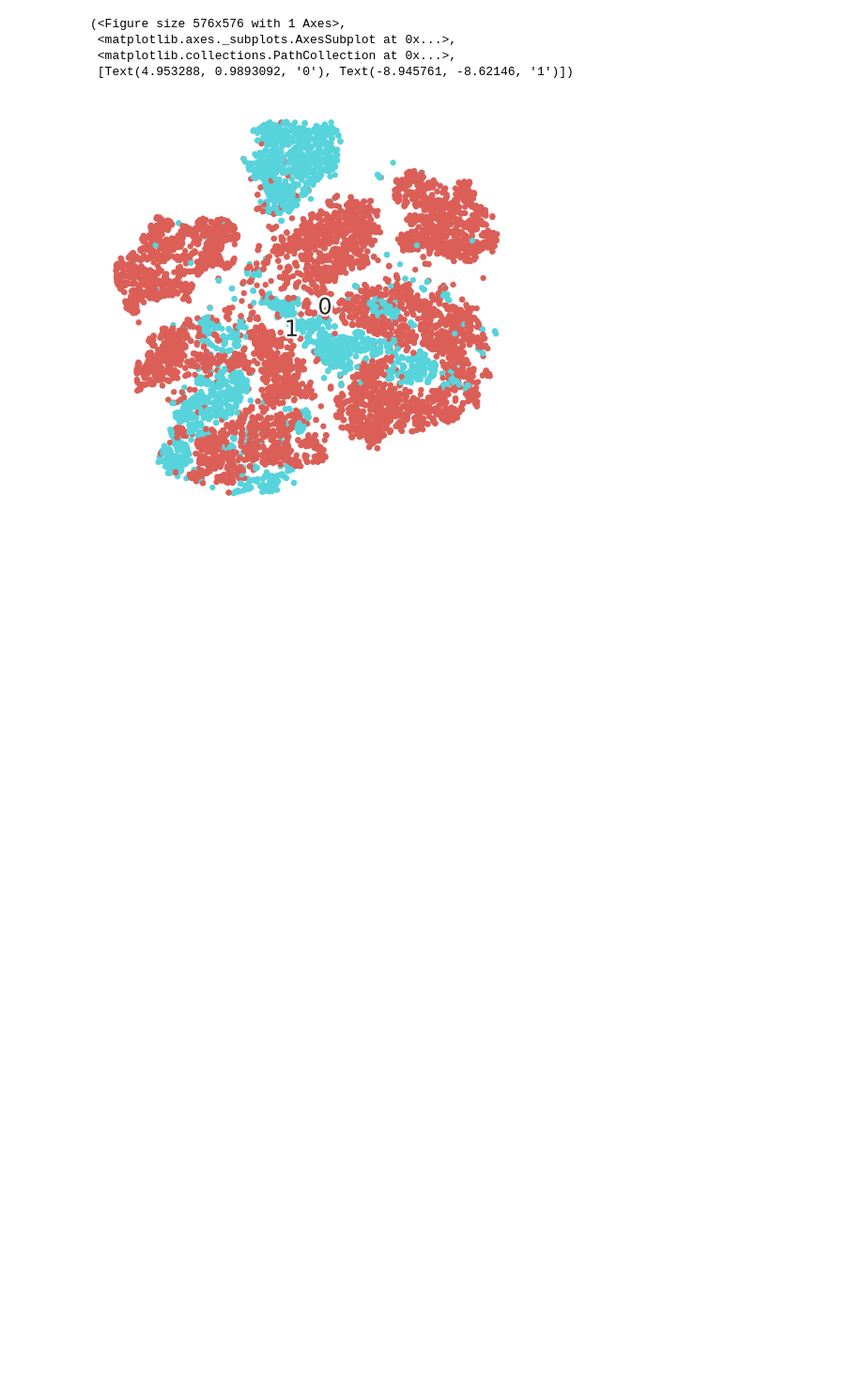
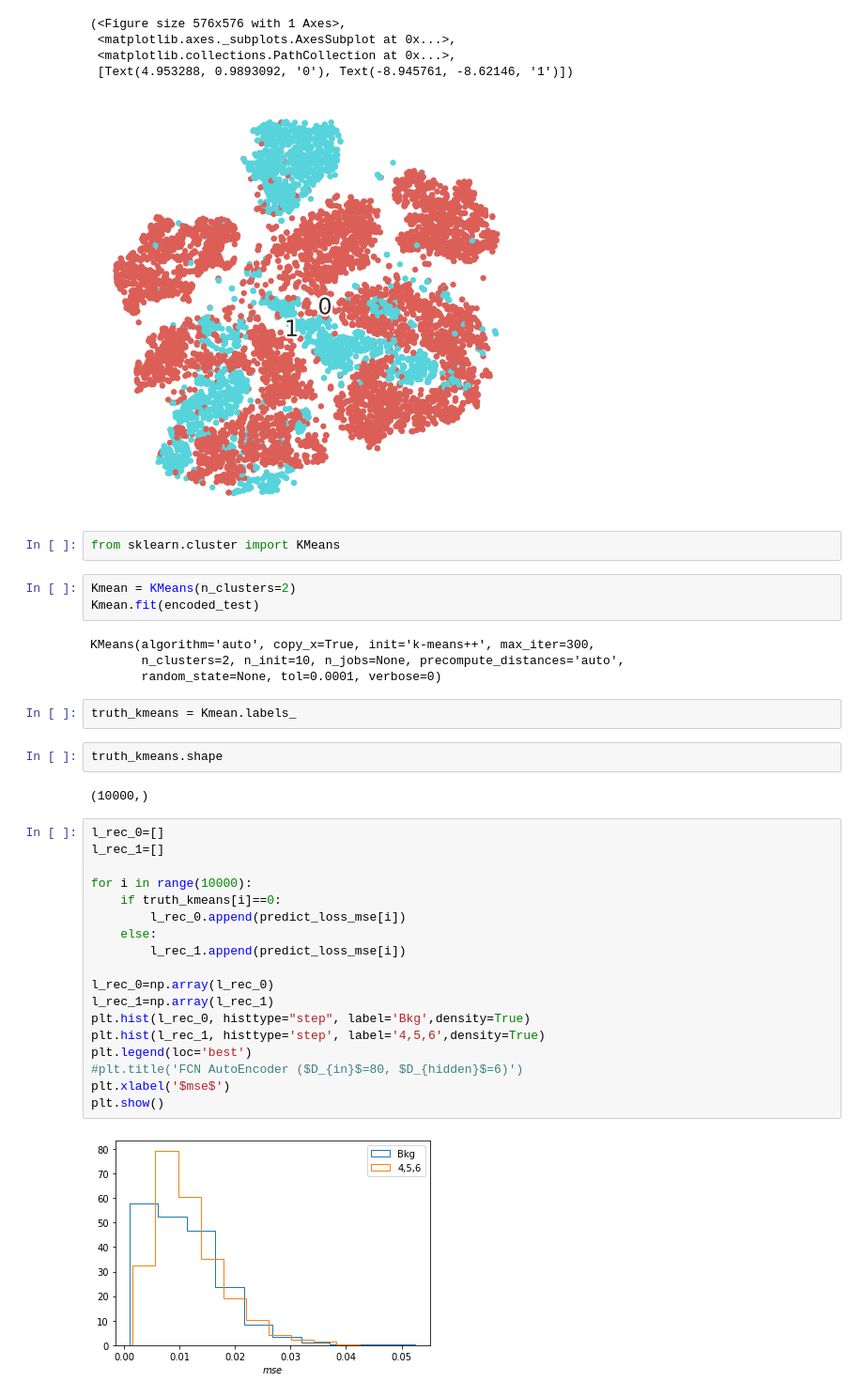
Before and after one commit to Debottam/MachinLearningEx, a Jupyter notebook: LSHashAnomaly.ipynb, the cells around one changed output. Shown at 94% size. Saved outputs shown, nothing was run; the diff lists cells and outputs as text; blank space fills up the shorter version.

```diff
--- a/LSHashAnomaly.ipynb
+++ b/LSHashAnomaly.ipynb
@@ -233,3 +255,38 @@ num_scatter(fashion_tsne, truth)
  <matplotlib.collections.PathCollection at 0x...>,
  [Text(4.953288, 0.9893092, '0'), Text(-8.945761, -8.62146, '1')])
 [figure]
+# %%
+from sklearn.cluster import KMeans
+# %%
+Kmean = KMeans(n_clusters=2)
+Kmean.fit(encoded_test)
+# %% [output]
+KMeans(algorithm='auto', copy_x=True, init='k-means++', max_iter=300,
+       n_clusters=2, n_init=10, n_jobs=None, precompute_distances='auto',
+       random_state=None, tol=0.0001, verbose=0)
+# %%
+truth_kmeans = Kmean.labels_
+# %%
+truth_kmeans.shape
+# %% [output]
+(10000,)
+# %%
+l_rec_0=[]
+l_rec_1=[]
+
+for i in range(10000):
+    if truth_kmeans[i]==0:
+        l_rec_0.append(predict_loss_mse[i])
+    else:
+        l_rec_1.append(predict_loss_mse[i])
+
+l_rec_0=np.array(l_rec_0)
+l_rec_1=np.array(l_rec_1)
+plt.hist(l_rec_0, histtype="step", label='Bkg',density=True)
+plt.hist(l_rec_1, histtype='step', label='4,5,6',density=True)
+plt.legend(loc='best')
+#plt.title('FCN AutoEncoder ($D_{in}$=80, $D_{hidden}$=6)')
+plt.xlabel('$mse$')
+plt.show()
+# %% [output]
+[figure, added]
```
Also changed, not shown: parts of 10 cells of this notebook.
